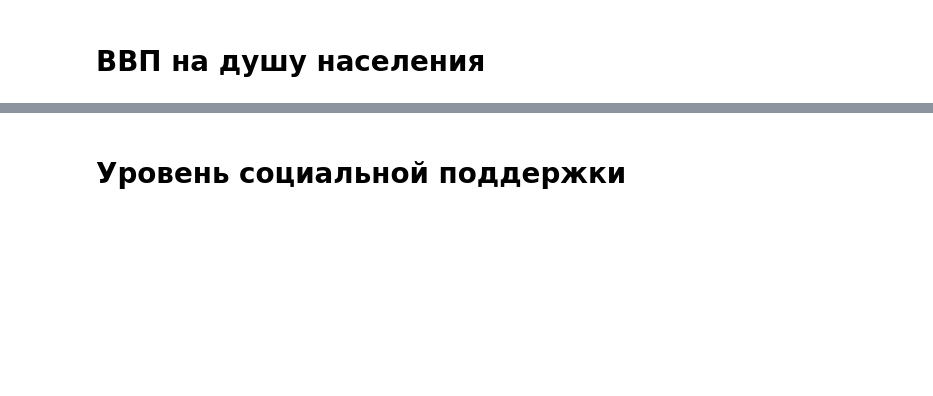
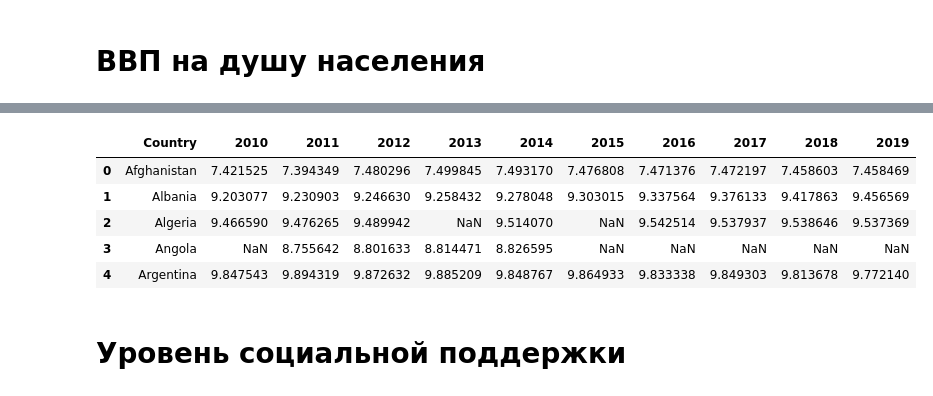
Before and after one commit to team-hack-0819/social-env, a Jupyter notebook: data.ipynb, the cells around one changed output, grey strips where cells are left out. Saved outputs shown, nothing was run; the diff lists cells and outputs as text; code cells hidden in the pictures; blank space fills up the shorter version.

```diff
--- a/data.ipynb
+++ b/data.ipynb
@@ -147,3 +171,17 @@ tab2.head()
+# %%
+tab2 = tab2[[2010,2011,2012,2013,2014,2015,2016,2017,2018,2019]]
+# %%
+tab2_2 = pd.DataFrame(tab2.values, columns = ['2010','2011','2012','2013','2014','2015','2016','2017','2018','2019'])
+tab2_2['Country'] = tab2.index
+tab2_2 = tab2_2[['Country'] + tab2_2.columns[:-1].tolist()]
+tab2_2.head()
+# %% [output]
+|  | Country | 2010 | 2011 | 2012 | 2013 | 2014 | 2015 | 2016 | 2017 | 2018 | 2019 |
+| 0 | Afghanistan | 7.421525 | 7.394349 | 7.480296 | 7.499845 | 7.493170 | 7.476808 | 7.471376 | 7.472197 | 7.458603 | 7.458469 |
+| 1 | Albania | 9.203077 | 9.230903 | 9.246630 | 9.258432 | 9.278048 | 9.303015 | 9.337564 | 9.376133 | 9.417863 | 9.456569 |
+| 2 | Algeria | 9.466590 | 9.476265 | 9.489942 | NaN | 9.514070 | NaN | 9.542514 | 9.537937 | 9.538646 | 9.537369 |
+| 3 | Angola | NaN | 8.755642 | 8.801633 | 8.814471 | 8.826595 | NaN | NaN | NaN | NaN | NaN |
+| 4 | Argentina | 9.847543 | 9.894319 | 9.872632 | 9.885209 | 9.848767 | 9.864933 | 9.833338 | 9.849303 | 9.813678 | 9.772140 |
 # %% [markdown]
 # Уровень социальной поддержки
 # %%
```
Also changed, not shown: parts of 9 cells of this notebook.
